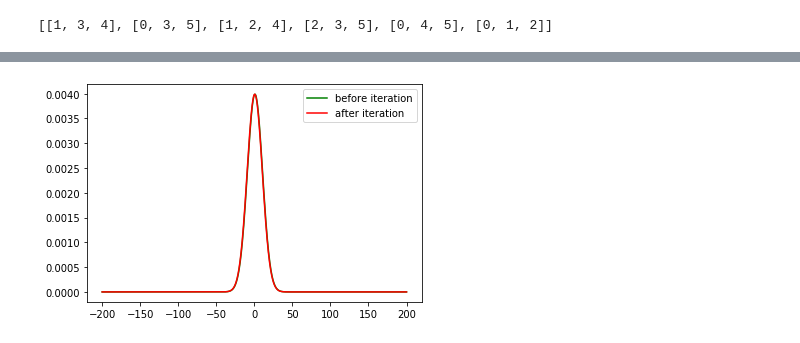
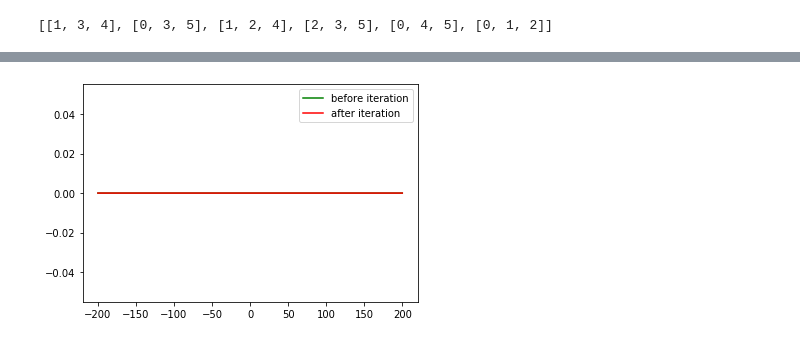
Before and after one commit to abhishek-jana/LDLC, a Jupyter notebook: decoderV4.ipynb, the cells around one changed output, grey strips where cells are left out. Saved outputs shown, nothing was run; the diff lists cells and outputs as text; code cells hidden in the pictures.

```diff
--- a/decoderV4.ipynb
+++ b/decoderV4.ipynb
@@ -301,11 +276,29 @@ def productExceptSelf(nums):
     output[-1] = prefix
     return output
 
+def window(arr,x_in):
+    arr = np.atleast_2d(arr)
+    mid_input = len(x_in)//2
+
+
+    res = []
+    for i in range(arr.shape[0]):
+        mid = np.argmax(arr[i])
+        start = mid - mid_input# start of slice
+        end = mid + (len(x_in) - mid_input)# end of slice
+        if start < 0:
+            res.append(arr[i][:len(x_in)])
+        if end > arr[0].shape[0]:
+            res.append(arr[i][-len(x_in):])
+        else:
+            res.append(arr[i][start:end])
+    return np.array(res)
+
 class VariableNode(CheckNode):
     def __init__(self,H,x):
         super().__init__(H,x)
         self.factor = (np.sqrt(2*np.pi*sigma**2))*init_message(self.x,self.H)
-        self.vnode_message = np.zeros(shape = (self.ncnode, self.nvnode, len(self.x)))
+        self.vnode_message = np.zeros(shape = (self.ncnode, self.nvnode, 2*len(self.x) -1))
     def product(self,cnode_message):
         """
         Returns f_j(x)
@@ -314,15 +307,17 @@ class VariableNode(CheckNode):
         mid_input = len(self.x)//2
         start = mid - mid_input# start of slice
         end = mid + (len(self.x) - mid_input)# end of slice
+        message = np.zeros(shape = (self.nvnode, self.ncnode, len(self.x)))
+        #cnode_message = cnode_message.transpose(1,0,2) # convert to "for each chk node"
         for i,cid in enumerate(self.cnode_id):
             temp = np.array(productExceptSelf(cnode_message[i][cid,:]))
-            temp = temp[:,start:end]
+            temp = temp[:,start:end]  #doubt
             #temp = self.factor.transpose(1,0,2)*temp
-            self.vnode_message[i][cid,:] = temp
+            message[i][cid,:] = temp
             #print (temp)
         # factor is [chknode][vnode][4001]
 
-        return self.factor.transpose(1,0,2)*self.vnode_message
+        return self.factor*message.transpose(1,0,2) #for each chk node
     def f(self,cnode_message):
         """
         """
@@ -332,15 +327,17 @@ class VariableNode(CheckNode):
 
         res = np.divide(self.vnode_message, total, out=np.zeros_like(self.vnode_message), where=total!=0)
 
-        return res.transpose(1,0,2)
+        return res
     def final(self,cnode_message):
         mid = cnode_message.shape[2]//2
         mid_input = len(self.x)//2
         start = mid - mid_input# start of slice
+        end = mid + (len(self.x) - mid_input)# end of slice
+        fac = (np.exp(-(((y - self.x)/sigma)**2)/2.))/(np.sqrt(2*np.pi*sigma**2))
         all_message = []
         for i,cid in enumerate(self.cnode_id):
             temp = np.prod(cnode_message[i][cid,:],axis=0)
-            temp = temp[:,start:end]
+            temp =  temp[start:end]
             all_message.append(temp)
 
-        return self.factor.transpose(1,0,2)*self.vnode_message
+        return fac*np.array(all_message)
@@ -412,7 +420,7 @@ def visualize(x,y,z):
 cnode = CheckNode(H,x_input)
 vnode = VariableNode(H,x_input)
 res = init_message(x_input, H)
-for i in range(4):
+for i in range(5):
     q = cnode.Q(res)
     f = vnode.f(q)
     visualize(x_input,res[0][5],f[0][5])
@@ -427,3 +435,3 @@ iter3: 0.0
 <Figure size 432x288 with 0 Axes>
 # %%
-f_final = vnode.f(q)
+f_final = vnode.final(q)
@@ -442,4 +456,4 @@ array([3, 6, 7, 2, 5, 2])
 # %%
-visualize(x_input,f_final[0][1],f_final[0][5])
+visualize(x_input,f_final[0],f_final[1])
 # %% [output]
-[figure, old version]
+[figure, new version]
```
Also changed, not shown: parts of 21 cells of this notebook, 2 other files.
